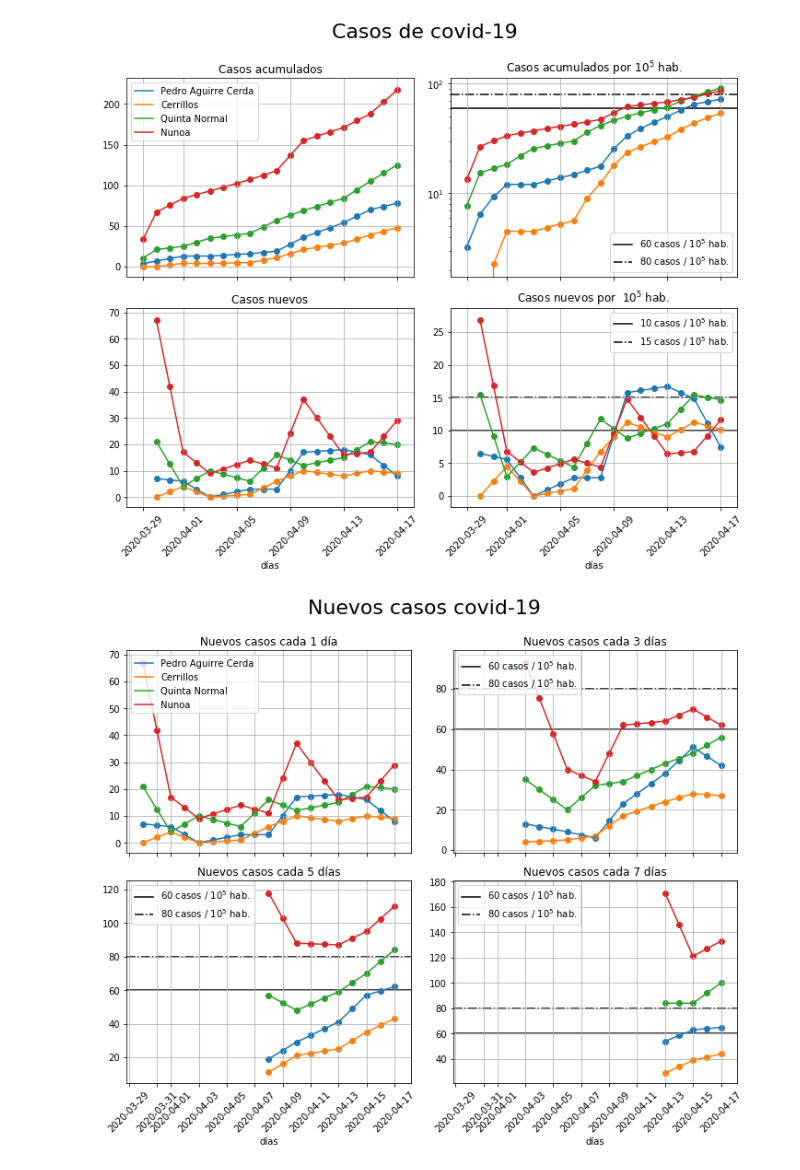
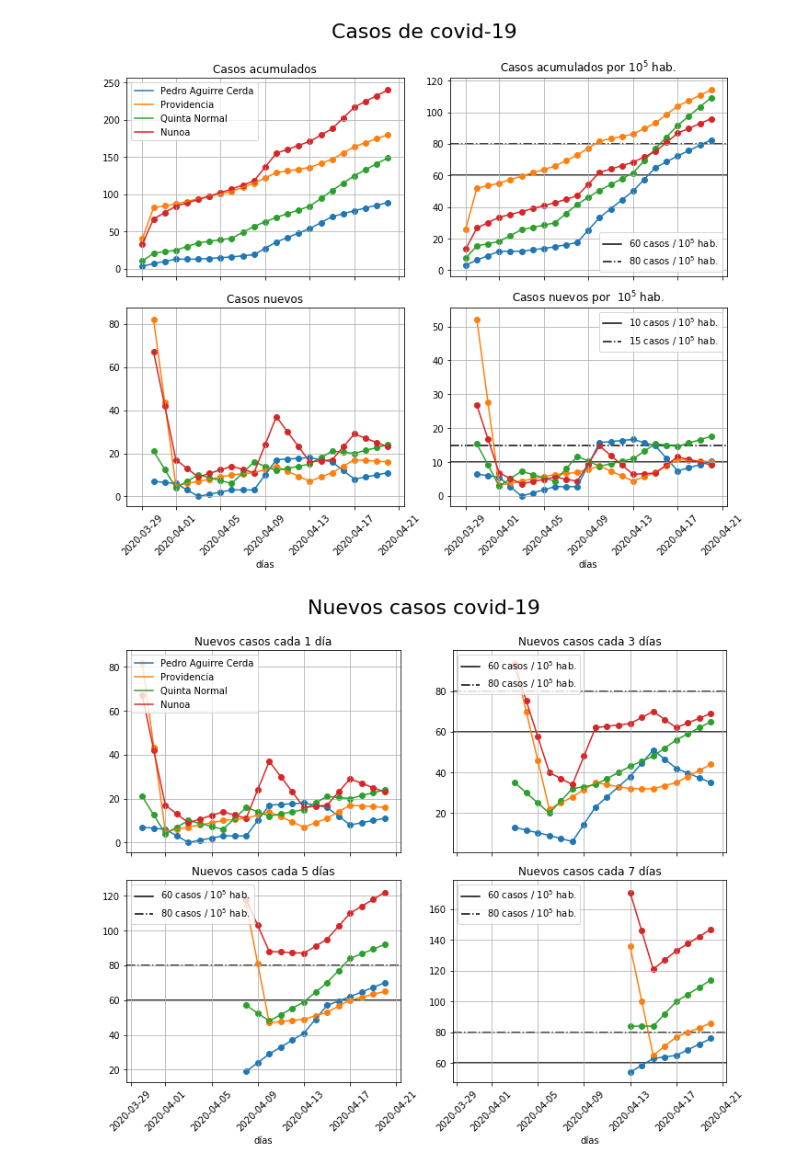
Before and after one commit to jprietob/covid-19, a Jupyter notebook: Covid-19 criterion.ipynb, the cells around one changed output. Drawn from its saved outputs; the diff is of its cells as text; code cells hidden in the pictures.

Commit message:
Update some plots

```diff
--- a/Covid-19 criterion.ipynb
+++ b/Covid-19 criterion.ipynb
@@ -26,10 +26,11 @@ df
 # %%
-lst_cmn = ['Pedro Aguirre Cerda', 'Cerrillos', 'Quinta Normal', 'Nunoa']
+lst_cmn = ['Pedro Aguirre Cerda', 'Providencia', 'Quinta Normal', 'Nunoa']
 dict_area = {'Pedro Aguirre Cerda':12.0,
              'Cerrillos':21.0,
              'Quinta Normal':10.0,
              'Nunoa':16.9,
-             'Las Condes':33.0}
+             'Las Condes':33.0,
+             'Providencia':14.34}
 lst_df = []
 ncmn = len(lst_cmn)
 
@@ -196,7 +197,7 @@ axs[0,0].grid()
 column = 'cum_cases_per_100th'
 title = 'Casos acumulados por $10^5$ hab.'
 loc_leg = 'lower right'
-log_scale = True
+log_scale = False
 lst_y = []
 x_tim = lst_ts[0].index[1:]
 for ind in range(ncmn):
@@ -232,34 +233,34 @@ if log_scale:
 axs[1,0].grid()
 
 column = 'new_cases_per_100th'
 title = 'Casos nuevos por  $10^5$ hab.'
 xlabel = 'días'
 loc_leg = 'best'
 log_scale = False
 lst_y = []
 x_tim = lst_ts[0].index[1:]
 for ind in range(ncmn):
     lst_y.append(lst_ts[ind][column].values[1:])
 for ind in range(ncmn):
     axs[1,1].plot(x_tim, lst_y[ind])
     axs[1,1].scatter(x_tim, lst_y[ind])
 axs[1,1].axhline(y=10, c="k", linestyle='-', zorder=0, label='10 casos / $10^5$ hab.')
 axs[1,1].axhline(y=15, c="k", linestyle='-.', zorder=0, label='15 casos / $10^5$ hab.')
 axs[1,1].legend(loc=loc_leg)
 axs[1,1].set_title(title)
 axs[1,1].set_xlabel(xlabel, fontsize = 10)
 axs[1,1].tick_params('x', labelrotation=45, labelsize=10)
 if log_scale:
     axs[1,1].set_yscale('log')
 axs[1,1].grid()
 
 fig.tight_layout()
 #image_name = 'Covid19ChileUCIDeadsCumRatio.jpg'
 #folder_path = r'C:\Users\HN566KT\Downloads'
 #image_path = os.path.join(folder_path, image_name)
 #plt.savefig(image_path)
 # %% [output]
-[figure, old version]
+[figure, new version]
 # %%
 fig, axs = plt.subplots(2, 2, sharex=True, figsize=(10,8))
 fig.suptitle('Nuevos casos covid-19',  y=1.05, fontsize = 22)
@@ -351,7 +352,7 @@ fig.tight_layout()
 #image_path = os.path.join(folder_path, image_name)
 #plt.savefig(image_path)
 # %% [output]
-[figure, old version]
+[figure, new version]
 # %%
 fig, axs = plt.subplots(2, 2, sharex=True, figsize=(10,8))
 fig.suptitle('Nuevos casos covid-19 por 100.000 hab.',  y=1.05, fontsize = 22)
```
Also changed, not shown: parts of 6 cells of this notebook, 2 other files.
